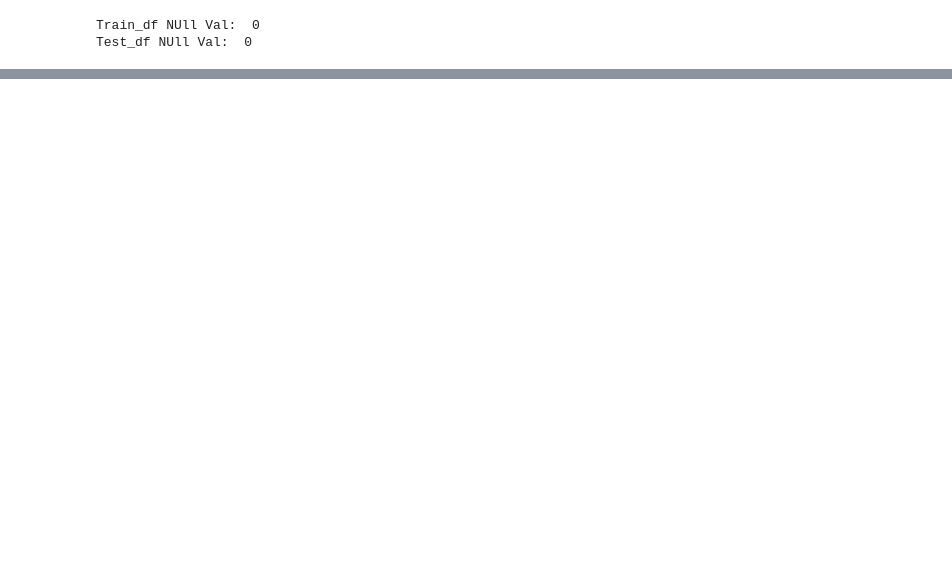
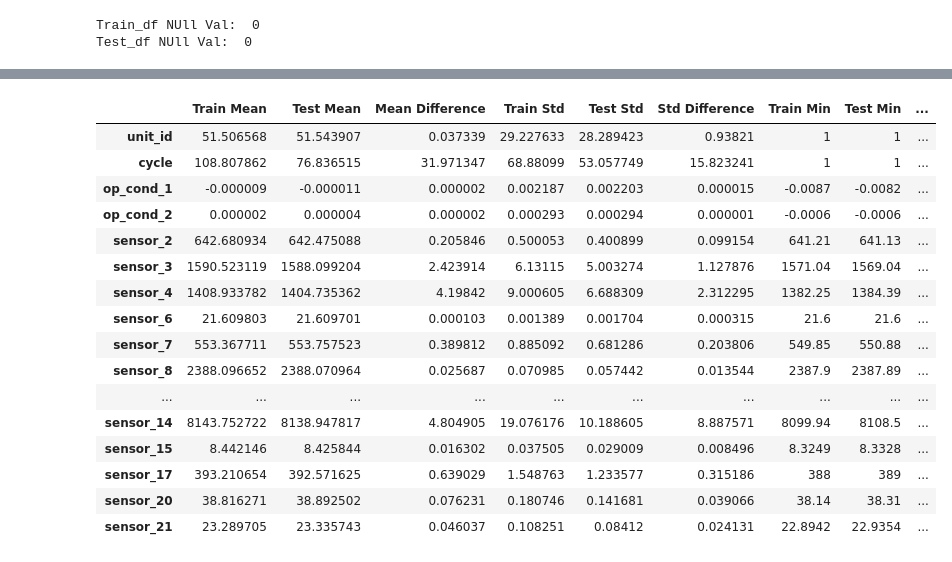
Before and after one commit to mortonki/NASA-C-MAPSS-1-Turbofan-Engine-Degradation, a Jupyter notebook: turbofan.ipynb, the cells around one changed output, grey strips where cells are left out. Saved outputs shown, nothing was run; the diff lists cells and outputs as text; code cells hidden in the pictures; blank space fills up the shorter version.

```diff
--- a/turbofan.ipynb
+++ b/turbofan.ipynb
@@ -172,2 +172,53 @@ Name: RUL, dtype: float64
 # %%
-train_df.drop(columns=['op_cond_3', 'sensor_1', 'sensor_5', 'sensor_10', 'sensor_16', 'sensor_18', 'sensor_19'], inplace=True)
+# Drop least informative features based on correlation analysis
+sensors_to_drop = ['op_cond_3', 'sensor_1', 'sensor_5', 'sensor_10', 'sensor_16', 'sensor_18', 'sensor_19']
+train_df.drop(columns=sensors_to_drop, inplace=True)
+test_df.drop(columns=sensors_to_drop, inplace=True)
+# %%
+# Test for covariate shift between training and test datasets
+report = {}
+for col in train_df.drop(columns=['RUL']).columns:
+    train_col = train_df[col]
+    test_col = test_df[col]
+
+    report[col] = {
+        "Train Mean": train_col.mean(), #location shift
+        "Test Mean": test_col.mean(),
+        "Mean Difference": abs(train_col.mean() - test_col.mean()),
+
+        "Train Std": train_col.std(), #scale shift
+        "Test Std": test_col.std(),
+        "Std Difference": abs(train_col.std() - test_col.std()),
+
+        "Train Min": train_col.min(),
+        "Test Min": test_col.min(),
+
+        "Train Max": train_col.max(),
+        "Test Max": test_col.max(),
+
+        "Test Out of Train Range": ( #MinMax shift to detect the model extraplotation
+            test_col.min() < train_col.min() or
+            test_col.max() > train_col.max()
+        )
+    }
+
+simple_report_df = pd.DataFrame(report).T
+simple_report_df
+# %% [output]
+|  | Train Mean | Test Mean | Mean Difference | Train Std | Test Std | Std Difference | Train Min | Test Min | ... |
+| unit_id | 51.506568 | 51.543907 | 0.037339 | 29.227633 | 28.289423 | 0.93821 | 1 | 1 | ... |
+| cycle | 108.807862 | 76.836515 | 31.971347 | 68.88099 | 53.057749 | 15.823241 | 1 | 1 | ... |
+| op_cond_1 | -0.000009 | -0.000011 | 0.000002 | 0.002187 | 0.002203 | 0.000015 | -0.0087 | -0.0082 | ... |
+| op_cond_2 | 0.000002 | 0.000004 | 0.000002 | 0.000293 | 0.000294 | 0.000001 | -0.0006 | -0.0006 | ... |
+| sensor_2 | 642.680934 | 642.475088 | 0.205846 | 0.500053 | 0.400899 | 0.099154 | 641.21 | 641.13 | ... |
+| sensor_3 | 1590.523119 | 1588.099204 | 2.423914 | 6.13115 | 5.003274 | 1.127876 | 1571.04 | 1569.04 | ... |
+| sensor_4 | 1408.933782 | 1404.735362 | 4.19842 | 9.000605 | 6.688309 | 2.312295 | 1382.25 | 1384.39 | ... |
+| sensor_6 | 21.609803 | 21.609701 | 0.000103 | 0.001389 | 0.001704 | 0.000315 | 21.6 | 21.6 | ... |
+| sensor_7 | 553.367711 | 553.757523 | 0.389812 | 0.885092 | 0.681286 | 0.203806 | 549.85 | 550.88 | ... |
+| sensor_8 | 2388.096652 | 2388.070964 | 0.025687 | 0.070985 | 0.057442 | 0.013544 | 2387.9 | 2387.89 | ... |
+| ... | ... | ... | ... | ... | ... | ... | ... | ... | ... |
+| sensor_14 | 8143.752722 | 8138.947817 | 4.804905 | 19.076176 | 10.188605 | 8.887571 | 8099.94 | 8108.5 | ... |
+| sensor_15 | 8.442146 | 8.425844 | 0.016302 | 0.037505 | 0.029009 | 0.008496 | 8.3249 | 8.3328 | ... |
+| sensor_17 | 393.210654 | 392.571625 | 0.639029 | 1.548763 | 1.233577 | 0.315186 | 388 | 389 | ... |
+| sensor_20 | 38.816271 | 38.892502 | 0.076231 | 0.180746 | 0.141681 | 0.039066 | 38.14 | 38.31 | ... |
+| sensor_21 | 23.289705 | 23.335743 | 0.046037 | 0.108251 | 0.08412 | 0.024131 | 22.8942 | 22.9354 | ... |
```
Also changed, not shown: parts of 6 cells of this notebook, 1 other file.
